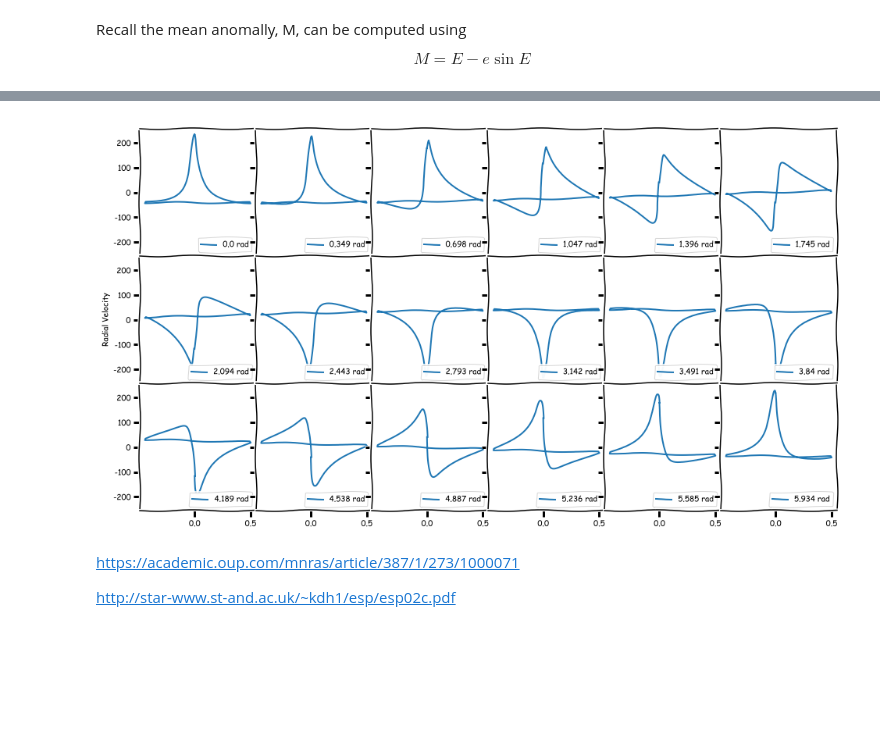
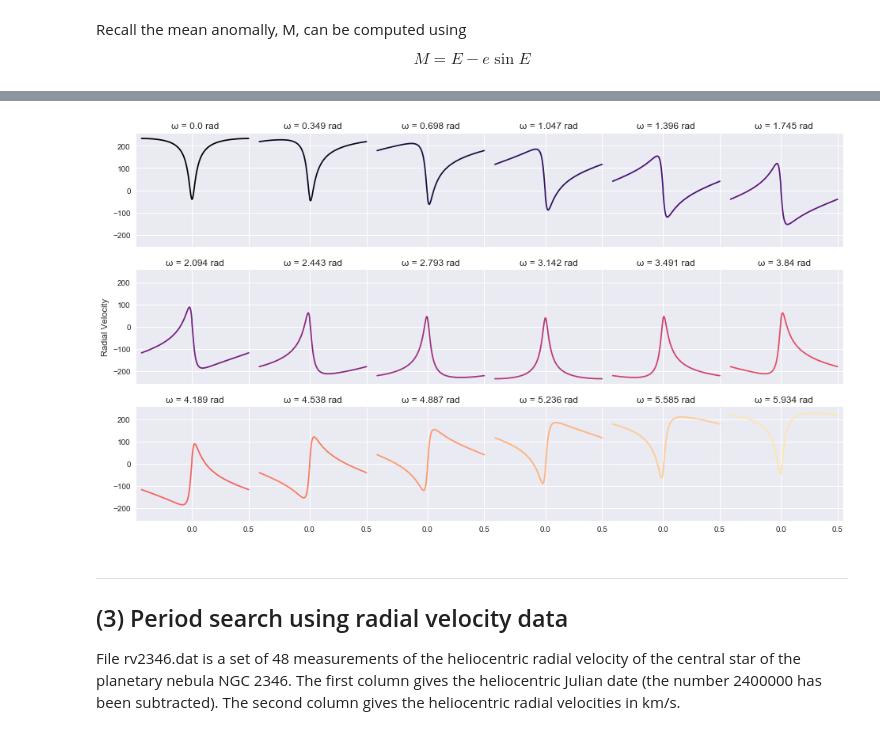
Before and after one commit to kaimibk/School, a Jupyter notebook: ASTR_423/A3/A3.ipynb, the cells around one changed output, grey strips where cells are left out. Drawn from its saved outputs; the diff is of its cells as text; code cells hidden in the pictures; blank space fills up the shorter version.

```diff
--- a/ASTR_423/A3/A3.ipynb
+++ b/ASTR_423/A3/A3.ipynb
@@ -165,3 +165,4 @@ E = 2.0*np.arctan(tan_E_2)
 M = E.value - e*np.sin(E.value)
 
 orbit_phase = M / (2*np.pi)
+orbit_phase = np.sort(orbit_phase)
@@ -177,5 +182,4 @@ def vr(theta, omega):
     return K/(1-e**2)**(1.5) * (np.cos(theta - omega)+e*np.cos(omega))
 # %%
 import matplotlib.pyplot as plt
-#plt.style.use('ggplot')
-plt.xkcd()
+plt.style.use('seaborn')
@@ -185,7 +187,7 @@ plt.xkcd()
 fig = plt.figure(figsize=(16,9))
 ax = plt.gca()
 
-colors = plt.cm.magma(np.linspace(0, 1, len(ω)))
+colors = plt.cm.magma(np.linspace(0, 0.95, len(ω)))
 
 cax = [ax.plot(orbit_phase, vr(true_anomaly, ω[k]), c=colors[k], label=str(ω[k].round(3))) for k in range(len(ω))]
 
@@ -200,7 +202,8 @@ cbar.ax.set_yticklabels([r'$0\pi$', r'$\frac{\pi}{2}$', r'$\pi$', r'$\frac{3\pi}
 cbar.ax.tick_params(labelsize=14)
 
 ax.set_xlabel('Orbital Phase')
-ax.set_ylabel('Radial Velocity')
+ax.set_ylabel('Radial Velocity [$km \, s^{-1}$]')
+ax.set_xlim(-0.5, 0.5)
 
 plt.tight_layout()
 plt.savefig('stacked_ω.png', dpi=300, bbox_inches='tight')
@@ -209,24 +212,24 @@ plt.savefig('stacked_ω.png', dpi=300, bbox_inches='tight')
 # %%
 fig, axarr = plt.subplots(int(len(ω)/6), 6, figsize=(16, 9), sharex=True, sharey=True)
 
 k = 0
 
 for i in range(int(len(ω)/6)):
     for j in range(6):
-        axarr[i, j].plot(orbit_phase, vr(true_anomaly, ω[k]), label=str(ω[k].round(3)))
-        ##axarr[i, j].grid()
-        axarr[i, j].legend(loc=4)
+        axarr[i, j].plot(orbit_phase, vr(true_anomaly, ω[k]), c=colors[k]) #label=str(ω[k].round(3))
+        axarr[i, j].set_title(f"ω = {ω[k].round(3)}")
 
         k += 1
 
 axarr[1, 0].set_ylabel('Radial Velocity')
 axarr[1, 0].set_ylabel('Radial Velocity')
 
-fig.subplots_adjust(hspace=0, wspace=0)
+fig.subplots_adjust(wspace=0)
 plt.savefig('ω.png', dpi=300, bbox_inches='tight')
 # %% [output]
-[figure, old version]
+[figure, new version]
-# %% [markdown]
-https://academic.oup.com/mnras/article/387/1/273/1000071
-
-http://star-www.st-and.ac.uk/~kdh1/esp/esp02c.pdf
+# %% [markdown]
+___
+## (3) Period search using radial velocity data
+
+File rv2346.dat is a set of 48 measurements of the heliocentric radial velocity of the central star of the planetary nebula NGC 2346. The first column gives the heliocentric Julian date (the number 2400000 has been subtracted). The second column gives the heliocentric radial velocities in km/s.
```
Also changed, not shown: parts of 12 cells of this notebook.
